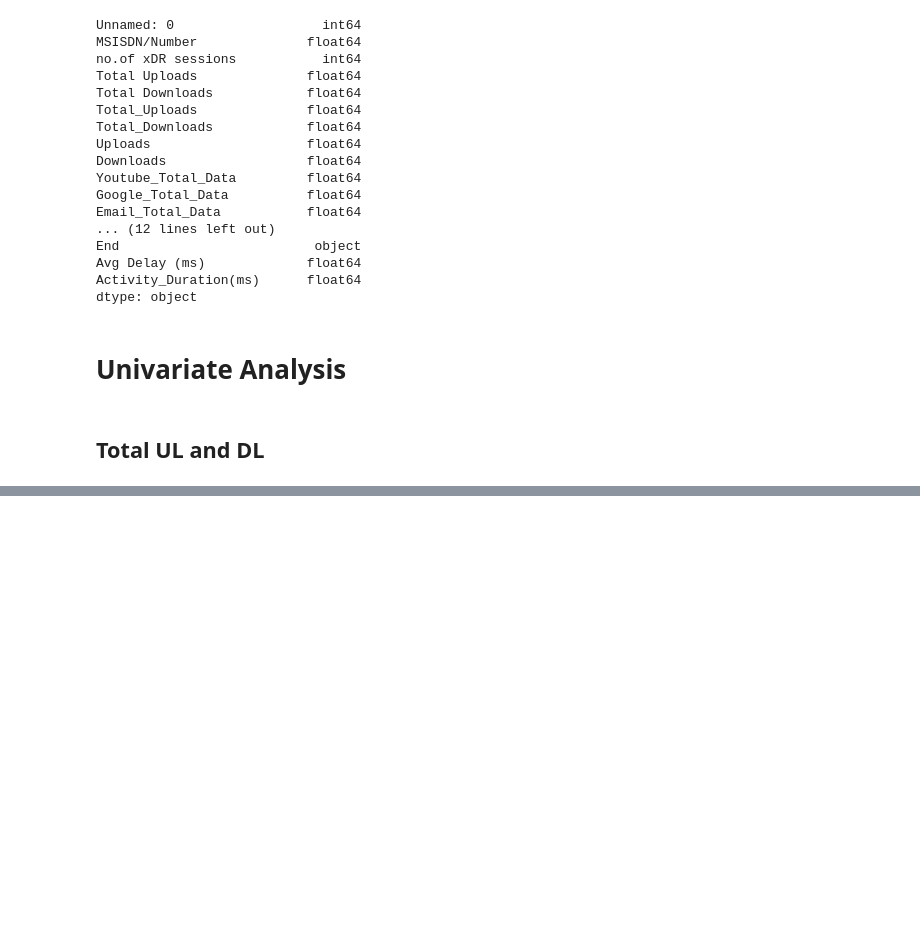
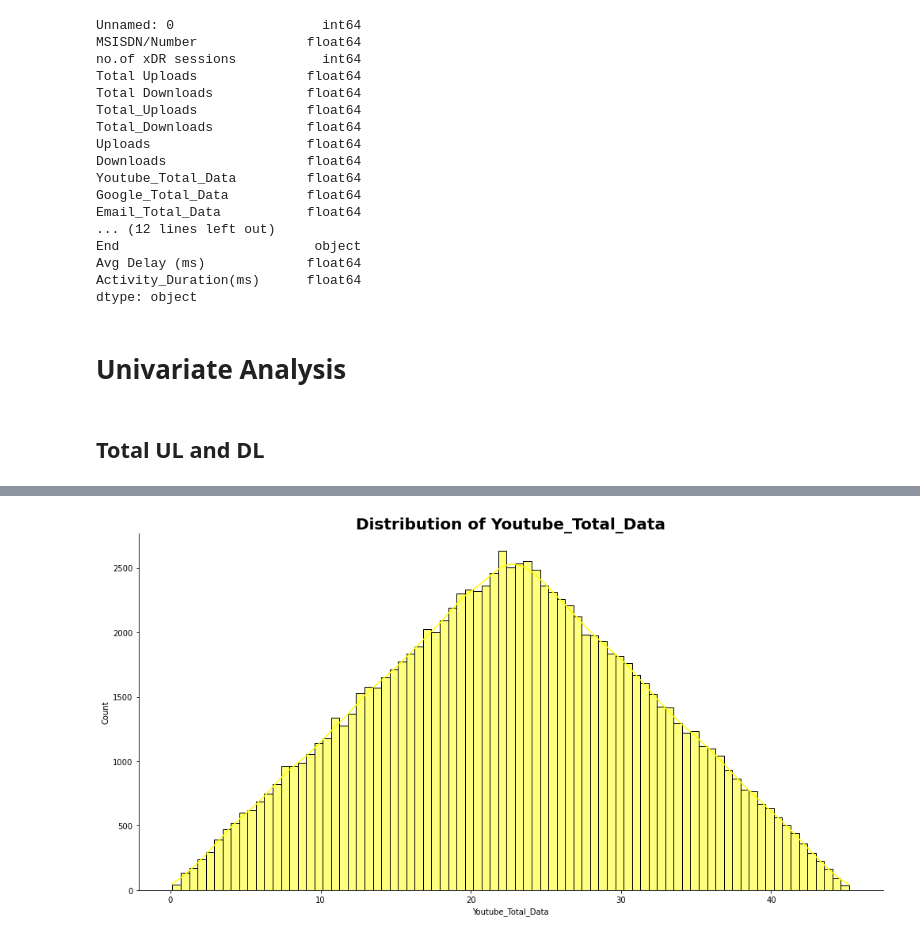
Before and after one commit to dagmawiii03/Telecom_Analysis, a Jupyter notebook: Notebook/Untitled1.ipynb, the cells around one changed output, grey strips where cells are left out. Saved outputs shown, nothing was run; the diff lists cells and outputs as text; code cells hidden in the pictures; blank space fills up the shorter version.

Commit message:
modified social media data

```diff
--- a/Notebook/Untitled1.ipynb
+++ b/Notebook/Untitled1.ipynb
@@ -193,0 +194,5 @@ draw.plot_hist(dfExp, 'Total UL and DL', 'blue')
+# %%
+#youtube total data
+draw.plot_hist(dfExp, 'Youtube_Total_Data', 'yellow')
+# %% [output]
+[figure, added]
```
Also changed, not shown: parts of 3 cells of this notebook.
